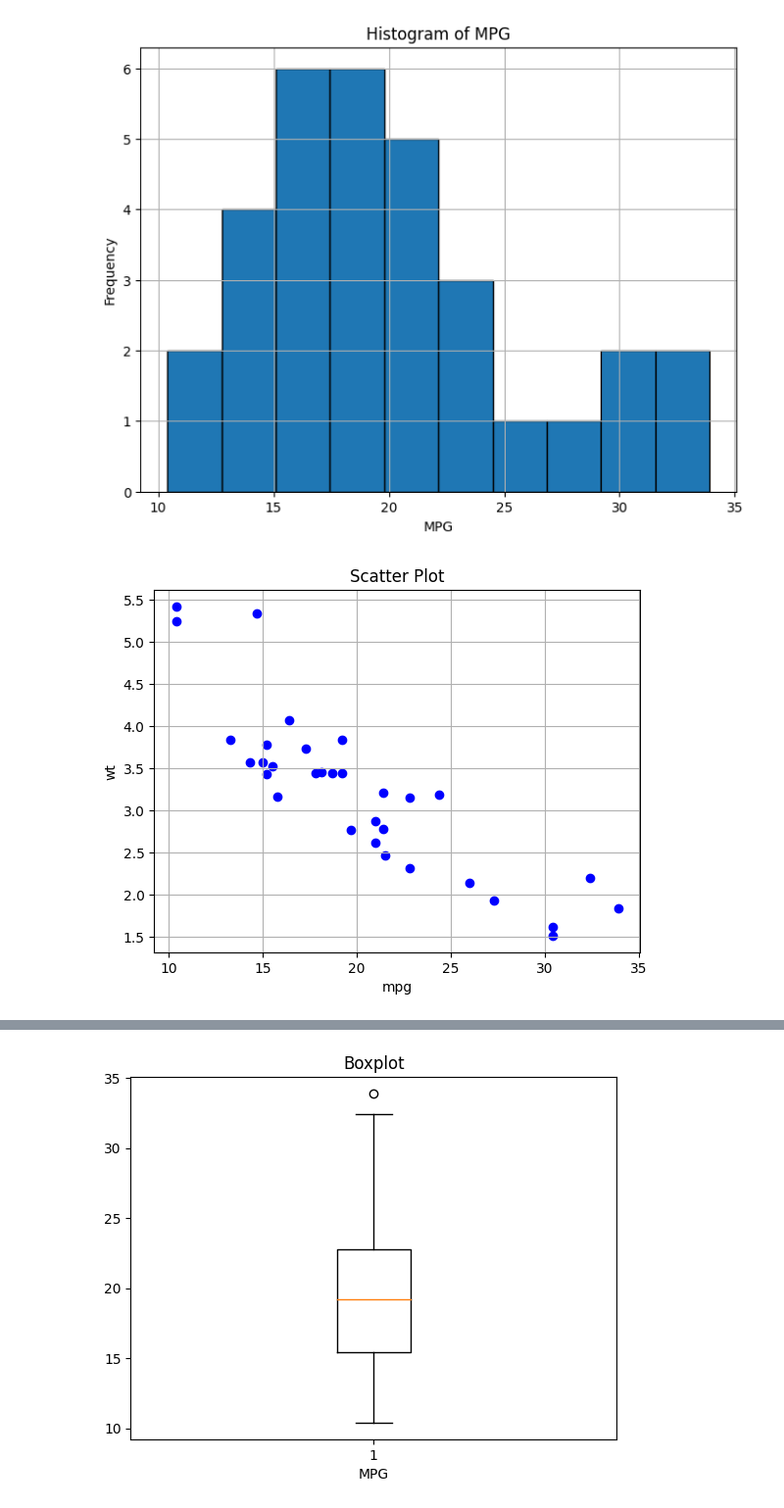
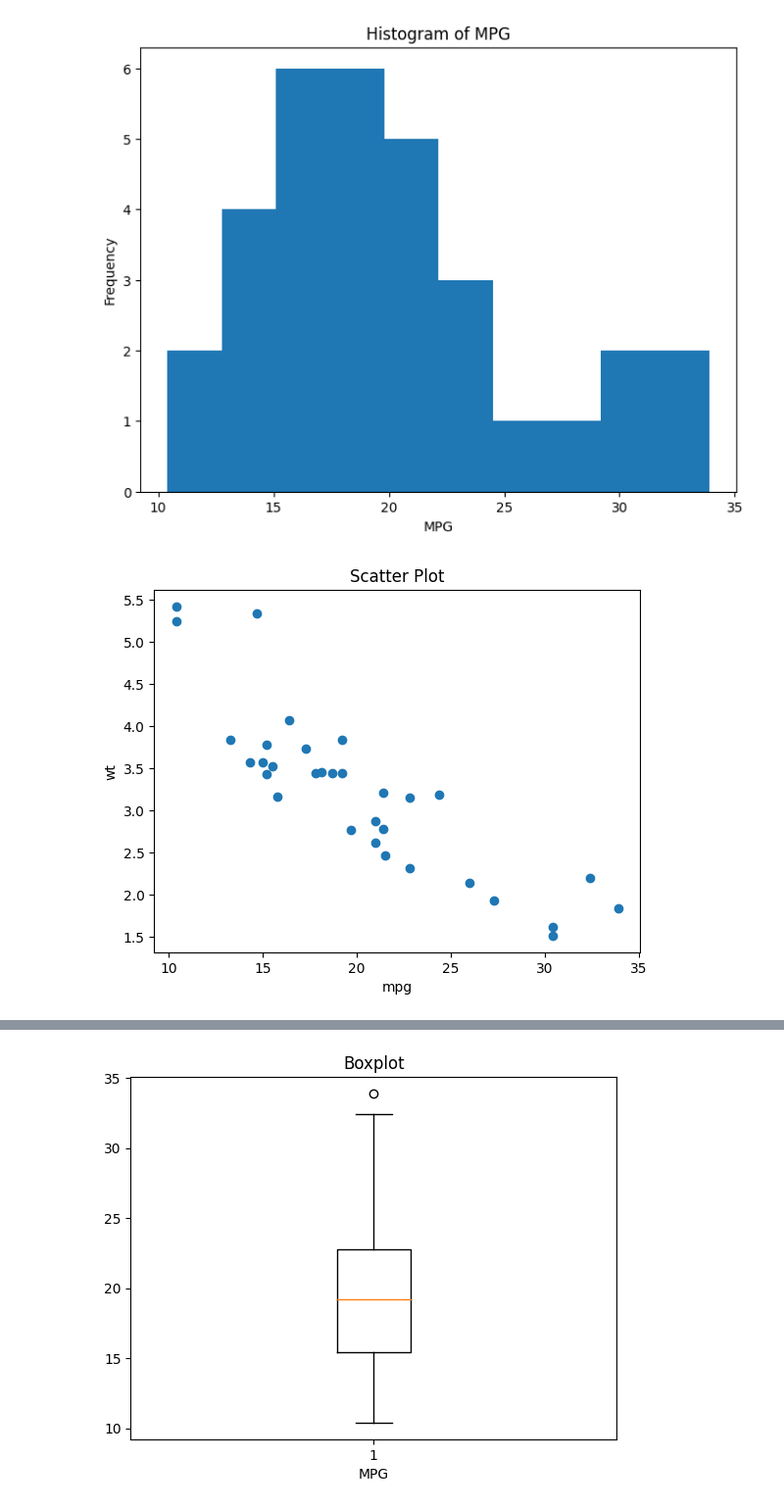
Before and after one commit to sagar1hh/cie-1, a Jupyter notebook: CIE1.ipynb, the cells around one changed output, grey strips where cells are left out. Shown at 98% size. Saved outputs shown, nothing was run; the diff lists cells and outputs as text; code cells hidden in the pictures.

```diff
--- a/CIE1.ipynb
+++ b/CIE1.ipynb
@@ -3,28 +3,26 @@
 # %%
 import pandas as pd
 import matplotlib.pyplot as plt
-df=pd.read_csv('mtcars.csv')
+df=pd.read_csv('/content/mtcars (2).csv')
 plt.figure(figsize=(8,6))
-plt.hist(df['mpg'],bins=10,edgecolor='k')
+plt.hist(df['mpg'],bins=10)
 plt.title("Histogram of MPG")
 plt.xlabel("MPG")
 plt.ylabel("Frequency")
-plt.grid(True)
 plt.show()
 # %% [output]
-[figure, old version]
+[figure, new version]
 # %%
 import pandas as pd
 import matplotlib.pyplot as plt
-df=pd.read_csv('mtcars.csv')
-plt.scatter(df['mpg'],df['wt'],color='blue')
+df=pd.read_csv('/content/mtcars (2).csv')
+plt.scatter(df['mpg'],df['wt'])
 plt.title('Scatter Plot')
 plt.xlabel('mpg')
 plt.ylabel('wt')
-plt.grid(True)
 plt.show()
 # %% [output]
-[figure, old version]
+[figure, new version]
 # %%
 import pandas as pd
 import matplotlib.pyplot as plt
```
Also changed, not shown: parts of 2 cells of this notebook.
